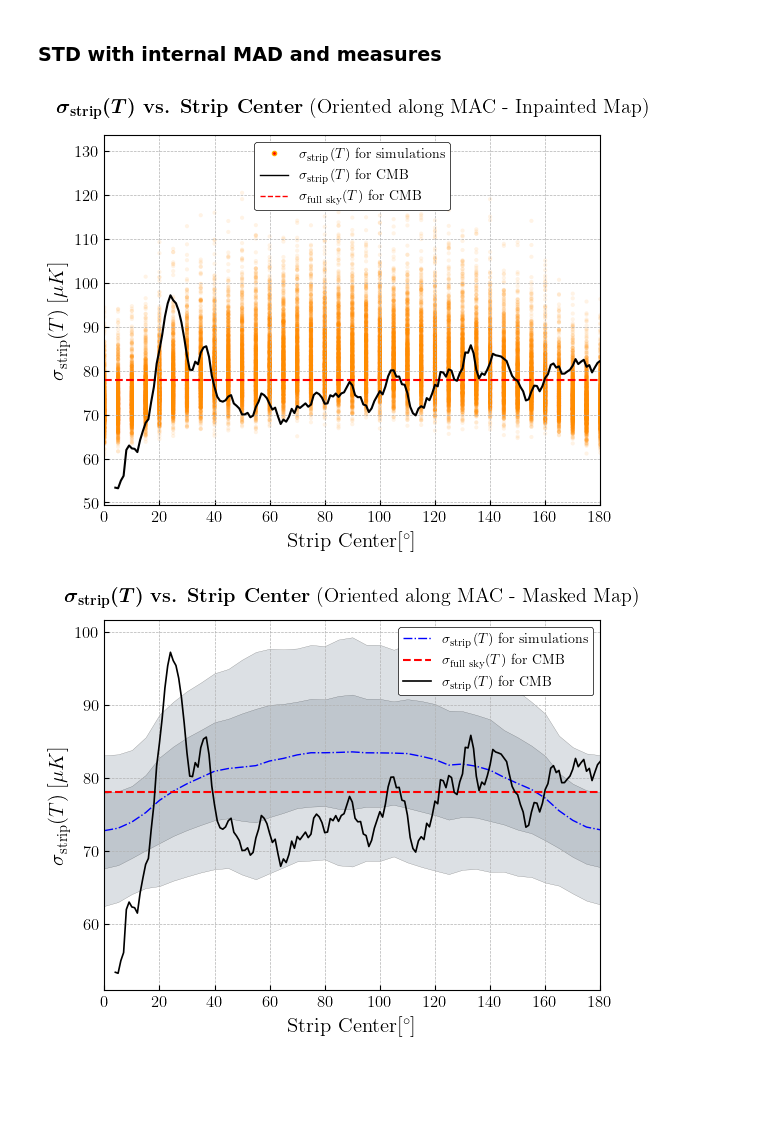
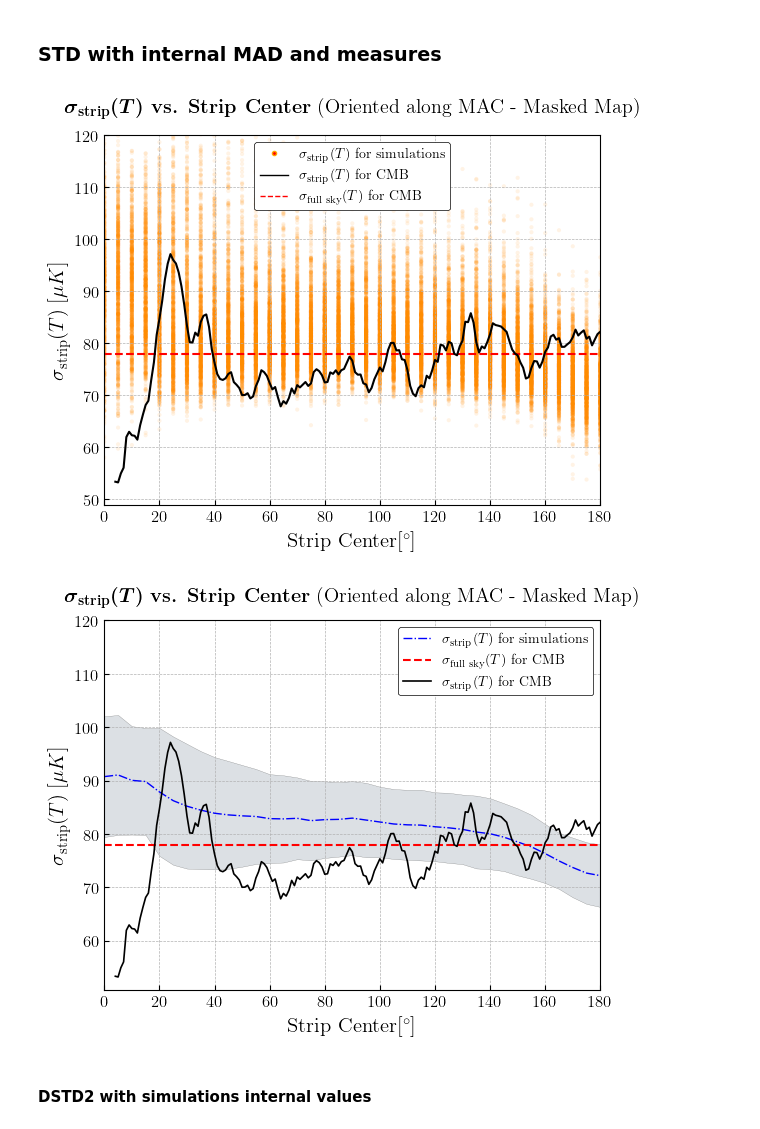
Before and after one commit to jamshidi3d/cmb_anomaly_detection, a Jupyter notebook: plotting.ipynb, the cells around one changed output. Saved outputs shown, nothing was run; the diff lists cells and outputs as text; code cells hidden in the pictures; blank space fills up the shorter version.

```diff
--- a/plotting.ipynb
+++ b/plotting.ipynb
@@ -371,6 +371,6 @@ plt.show()
 # %%
-sims_internal_measure   = np.loadtxt('./output/sims_internal_MAD_strip_std_measure.txt')
-sims_sampling_range     = np.loadtxt('./output/sims_internal_MAD_strip_std_sampling_range.txt')
+sims_internal_measure   = np.loadtxt('./output/sims_internal_inpainted_MAD_strip_std_measure.txt')
+sims_sampling_range     = np.loadtxt('./output/sims_internal_inpainted_MAD_strip_std_sampling_range.txt')
 cmb_measure             = np.loadtxt('./output/T_64_inpainted_20strip_std_result.txt')
 cmb_cap_measure         = np.loadtxt('./output/T_64_inpainted_cap_std_result.txt')
 cmb_sampling_range      = np.loadtxt('./output/T_64_inpainted_20strip_std_measure_range.txt')
@@ -405,7 +405,7 @@ with plt.style.context('bmh'):
                  r' \textbf{vs. Strip Center} (Oriented along MAC - Inpainted Map)',
                  y = 1.03)
     ax.set_xlim(xmin = 0, xmax = 180)
-    ax.set_ylim(ymax = 110)
+    ax.set_ylim(ymax = 120)
     ax.legend([
                 r'$\sigma_{\mathrm{strip}}(T)$ for simulations',
                 r'$\sigma_{\mathrm{full \; sky}}(T)$ for CMB',
@@ -421,8 +421,8 @@ plt.show()
 # %% [markdown]
 #### STD internal 30 deg
 # %%
-sims_internal_measure   = np.loadtxt('./output/sims_internal_30_strip_std_measure.txt')
-sims_sampling_range     = np.loadtxt('./output/sims_internal_30_strip_std_sampling_range.txt')
+sims_internal_measure   = np.loadtxt('./output/sims_internal_inpainted_30_strip_std_measure.txt')
+sims_sampling_range     = np.loadtxt('./output/sims_internal_inpainted_30_strip_std_sampling_range.txt')
 cmb_measure             = np.loadtxt('./output/T_64_inpainted_20strip_std_result.txt')
 cmb_cap_measure         = np.loadtxt('./output/T_64_inpainted_cap_std_result.txt')
 cmb_sampling_range      = np.loadtxt('./output/T_64_inpainted_20strip_std_measure_range.txt')
@@ -468,6 +468,6 @@ plt.show()
 # %%
-sims_internal_measure   = np.loadtxt('./output/sims_internal_30_strip_std_measure.txt')
-sims_sampling_range     = np.loadtxt('./output/sims_internal_30_strip_std_sampling_range.txt')
+sims_internal_measure   = np.loadtxt('./output/sims_internal_inpainted_30_strip_std_measure.txt')
+sims_sampling_range     = np.loadtxt('./output/sims_internal_inpainted_30_strip_std_sampling_range.txt')
 cmb_measure             = np.loadtxt('./output/T_64_inpainted_20strip_std_result.txt')
 cmb_cap_measure         = np.loadtxt('./output/T_64_inpainted_cap_std_result.txt')
 cmb_sampling_range      = np.loadtxt('./output/T_64_inpainted_20strip_std_measure_range.txt')
@@ -818,11 +911,11 @@ with plt.style.context('bmh'):
     measure_text = r'$\sigma_{\mathrm{strip}}(T)$'
     ax.set_ylabel(measure_text + r'$\; [\mu K]$',size=15)
     ax.set_title(r'\boldmath{{{}}}'.format(measure_text) + \
-                 r'\textbf{ vs. Strip Center} (Oriented along MAC - Inpainted Map)',
+                 r'\textbf{ vs. Strip Center} (Oriented along MAC - Masked Map)',
                  y = 1.04)
     # limits
     ax.set_xlim(xmin = 0, xmax = 180)
-    # ax.set_ylim(ymax = 110)
+    ax.set_ylim(ymax = 120)
     # legends
     sample_curves = [
         Line2D([0], [0], ls='none', color='orange', lw=1, marker='.', markerfacecolor='r'),
@@ -840,7 +933,7 @@ with plt.style.context('bmh'):
     custom_save_fig(fig, '64_masked_internal_MAC_scatter_std_20strip')
 plt.show()
 # %% [output]
-[figure, old version]
+[figure, new version]
 # %%
 sims_internal_measure   = np.loadtxt('./output/sims_internal_masked_MAD_strip_std_measure.txt')
 sims_sampling_range     = np.loadtxt('./output/sims_internal_masked_MAD_strip_std_sampling_range.txt')
@@ -849,8 +942,8 @@ cmb_sampling_range      = np.loadtxt('./output/T_64_masked_20strip_std_measure_r
 # for full sky value
 cmb_cap_measure         = np.loadtxt('./output/T_64_inpainted_cap_std_result.txt')
 
-sim_mean = np.mean(sims_internal_measure, axis=0)
-sim_error   = np.std(sims_internal_measure, axis=0)
+sim_mean  = np.nanmean(sims_internal_measure, axis=0)
+sim_error = np.nanstd(sims_internal_measure, axis=0)
 
 with plt.style.context('bmh'):
     fig, ax=plt.subplots()
@@ -859,36 +952,36 @@ with plt.style.context('bmh'):
     edge_col    = (0, 0, 0, 0.5)
     ax.fill_between(sims_sampling_range, sim_mean - sim_error, sim_mean + sim_error,
                     color = fill_col, linewidth = 0.2, edgecolor = edge_col, label='_nolegend_')
     # Two sigmas
-    ax.fill_between(sims_sampling_range, sim_mean - sim_error * 2, sim_mean + sim_error * 2,
-                    color = fill_col, linewidth = 0.2, edgecolor = edge_col, label='_nolegend_')
+    # ax.fill_between(sims_sampling_range, sim_mean - sim_error * 2, sim_mean + sim_error * 2,
+    #                 color = fill_col, linewidth = 0.2, edgecolor = edge_col, label='_nolegend_')
     # simulations
-    sim_mean = np.mean(sims_internal_measure, axis=0)
-    sim_error   = np.std(sims_internal_measure, axis=0)
     ax.plot(sims_sampling_range, sim_mean,
             color='blue', linestyle='-.', linewidth=1)
     # Whole sky horizontal line
     ax.hlines([cmb_cap_measure[-1]], 0, 180, colors=['r'], linestyles=['--'], linewidths=[1.5])
     # CMB
     ax.plot(cmb_sampling_range, cmb_measure, color='k', linewidth=1.2)
 
     ax.set_xlabel(r'Strip Center[$^\circ$]',size=15)
     measure_text = r'$\sigma_{\mathrm{strip}}(T)$'
     ax.set_ylabel(measure_text + r'$\; [\mu K]$',size=15)
     ax.set_title(r'\boldmath{{{}}}'.format(measure_text) + \
                  r' \textbf{vs. Strip Center} (Oriented along MAC - Masked Map)',
                  y = 1.03)
     ax.set_xlim(xmin = 0, xmax = 180)
-    # ax.set_ylim(ymax = 110)
+    ax.set_ylim(ymax = 120)
     ax.legend([
                 r'$\sigma_{\mathrm{strip}}(T)$ for simulations',
                 r'$\sigma_{\mathrm{full \; sky}}(T)$ for CMB',
                 r'$\sigma_{\mathrm{strip}}(T)$ for CMB',
             ])
     ax.set_facecolor('white')
     # Axis colors
     for spine in ax.spines.keys(): ax.spines[spine].set_color('k')
     custom_save_fig(fig, '64_masked_internal_MAC_errorband_std_20strip')
 plt.show()
 # %% [output]
-[figure, old version]
+[figure, new version]
+# %% [markdown]
+#### DSTD2 with simulations internal values
```
Also changed, not shown: parts of 9 cells of this notebook, 8 other files.
